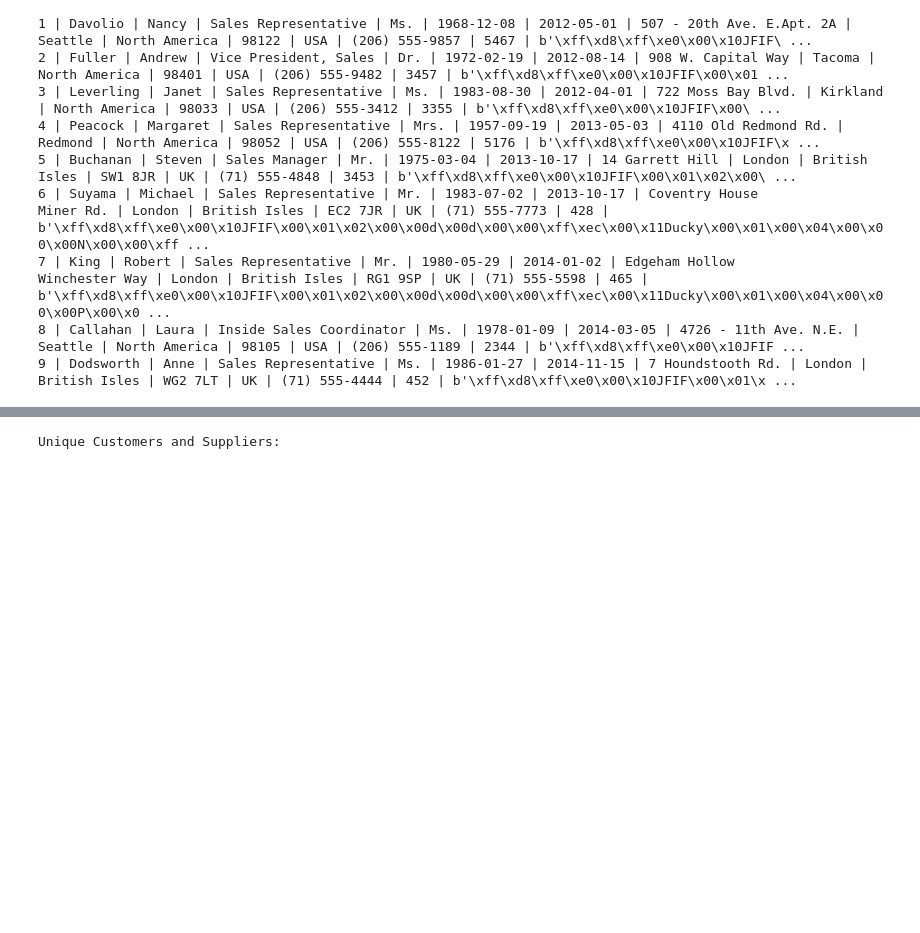
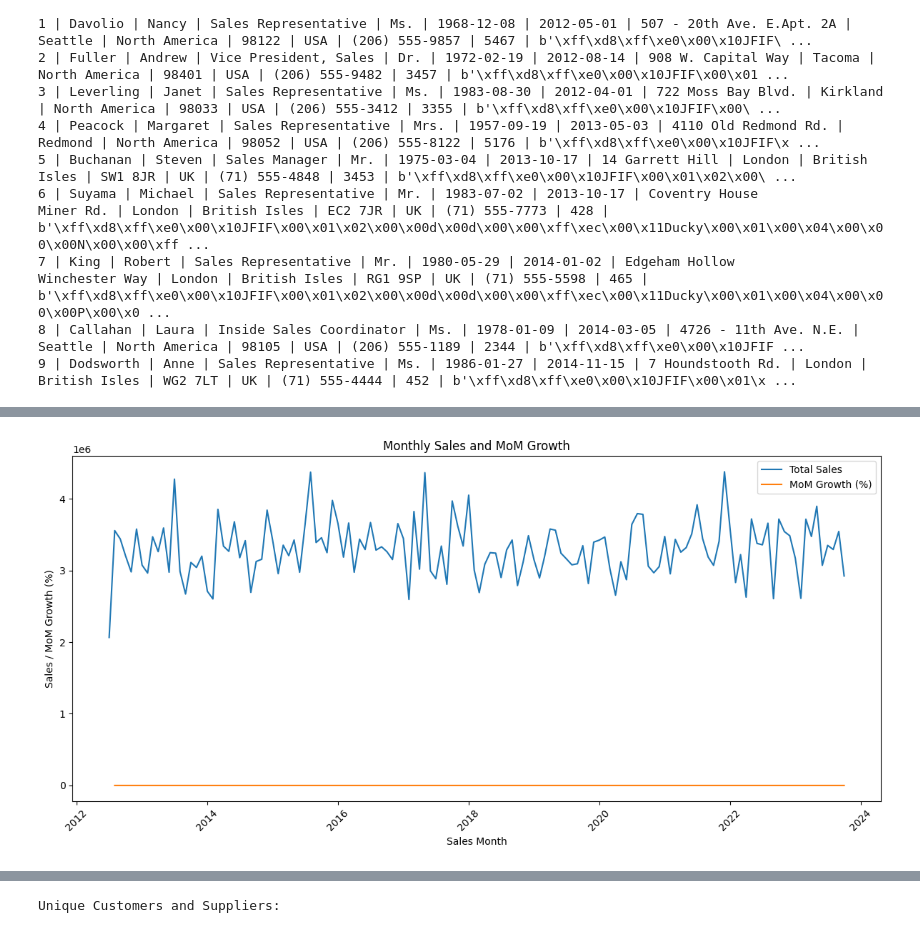
Before and after one commit to arocha0714/arocha0714.github.io, a Jupyter notebook: project.ipynb, the cells around one changed output, grey strips where cells are left out. Saved outputs shown, nothing was run; the diff lists cells and outputs as text; code cells hidden in the pictures; blank space fills up the shorter version.

```diff
--- a/project.ipynb
+++ b/project.ipynb
@@ -74,0 +161,3 @@ def execute_query(query):
+# %%
+df2 = pd.read_sql_query(query, conn)
+df2.head()
@@ -74,0 +171,16 @@ def execute_query(query):
+# %%
+df2['SalesMonth'] = pd.to_datetime(df2['SalesMonth'])
+df2.sort_values('SalesMonth', inplace=True)
+
+plt.figure(figsize=(12, 6))
+plt.plot(df2['SalesMonth'], df2['TotalSales'], label='Total Sales')
+plt.plot(df2['SalesMonth'], df2['MoM_Growth_Percent'], label='MoM Growth (%)')
+plt.title('Monthly Sales and MoM Growth')
+plt.xlabel('Sales Month')
+plt.ylabel('Sales / MoM Growth (%)')
+plt.xticks(rotation=45)
+plt.legend()
+plt.tight_layout()
+plt.show()
+# %% [output]
+[figure, added]
```
Also changed, not shown: parts of 16 cells of this notebook, 1 other file.
